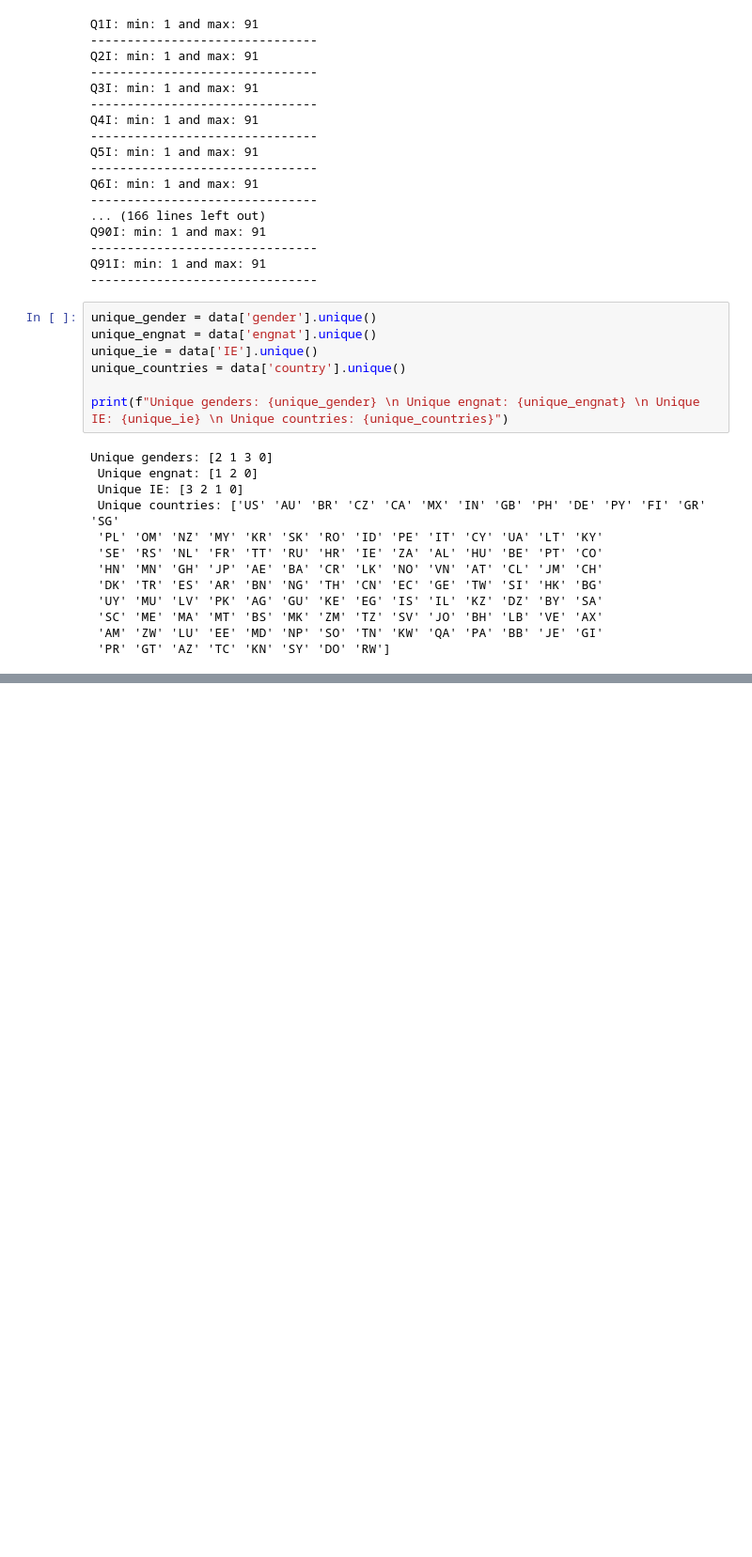
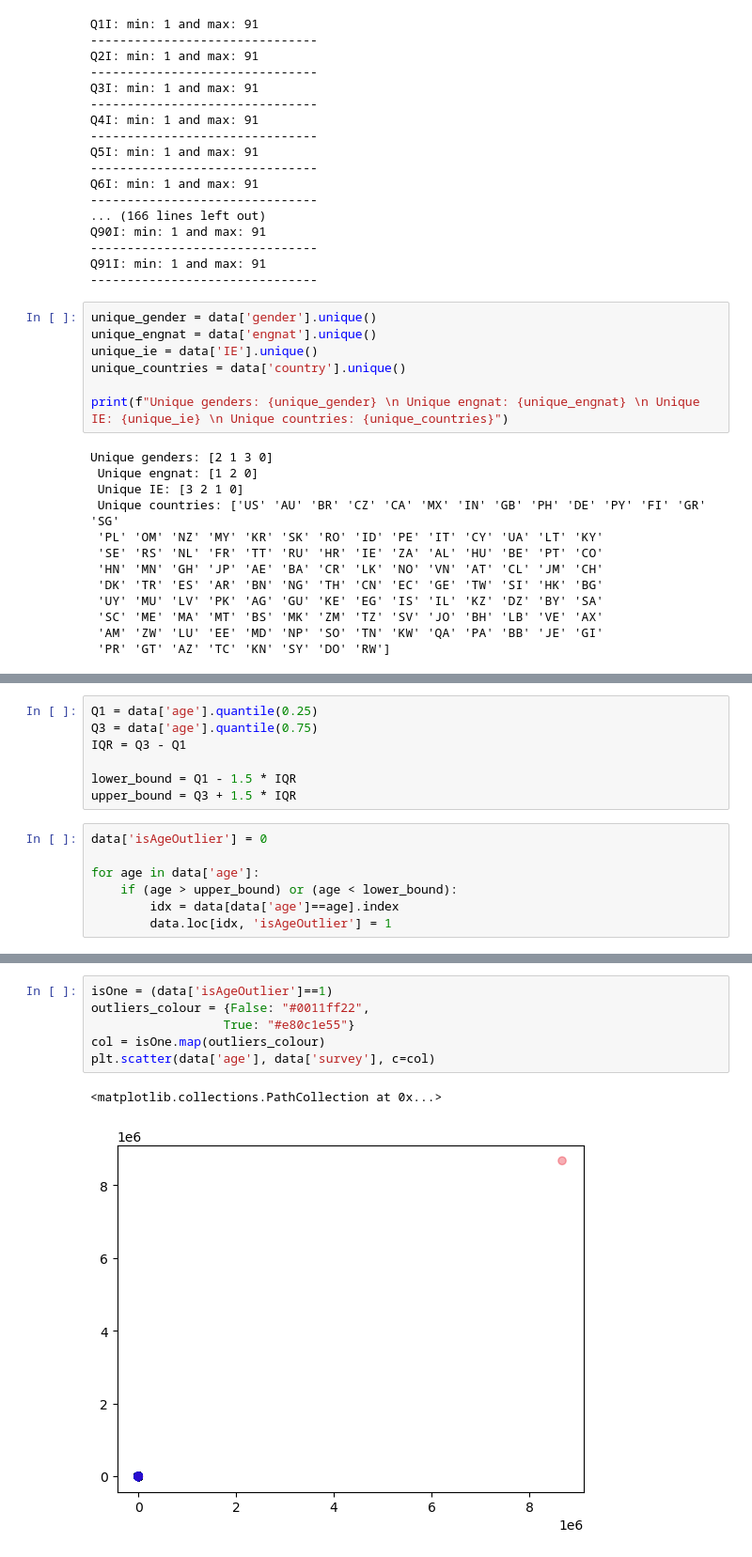
Before and after one commit to mohona-roy/introversion-extraversion-classification, a Jupyter notebook: Code.ipynb, the cells around one changed output, grey strips where cells are left out. Shown: that part at 94% size. Saved outputs shown, nothing was run; the diff lists cells and outputs as text; blank space fills up the shorter version.

```diff
--- a/Code.ipynb
+++ b/Code.ipynb
@@ -342,0 +424,14 @@ print(categories)
+# %%
+Q1 = data['age'].quantile(0.25)
+Q3 = data['age'].quantile(0.75)
+IQR = Q3 - Q1
+
+lower_bound = Q1 - 1.5 * IQR
+upper_bound = Q3 + 1.5 * IQR
+# %%
+data['isAgeOutlier'] = 0
+
+for age in data['age']:
+    if (age > upper_bound) or (age < lower_bound):
+        idx = data[data['age']==age].index
+        data.loc[idx, 'isAgeOutlier'] = 1
@@ -342,0 +451,9 @@ print(categories)
+# %%
+isOne = (data['isAgeOutlier']==1)
+outliers_colour = {False: "#0011ff22",
+                  True: "#e80c1e55"}
+col = isOne.map(outliers_colour)
+plt.scatter(data['age'], data['survey'], c=col)
+# %% [output]
+<matplotlib.collections.PathCollection at 0x...>
+[figure, added]
```
Also changed, not shown: parts of 46 cells of this notebook.
